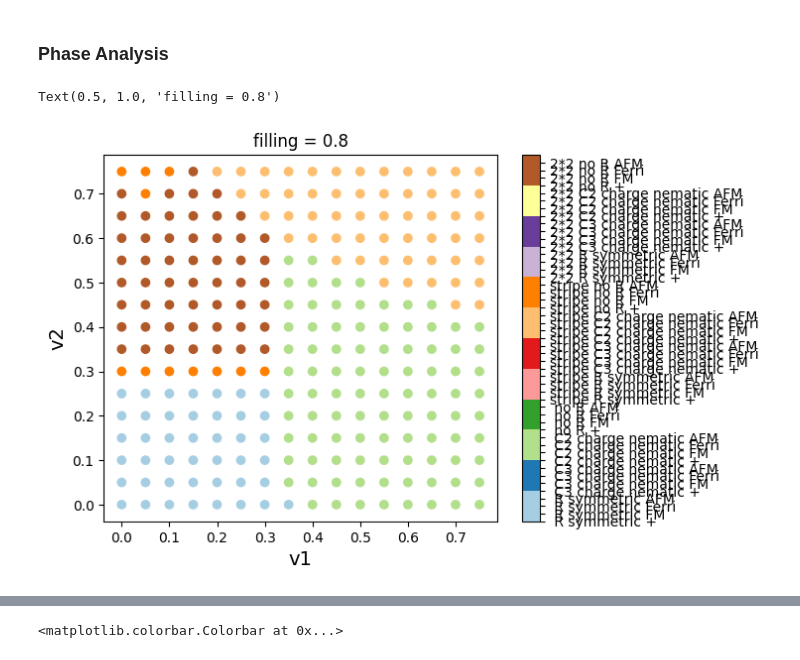
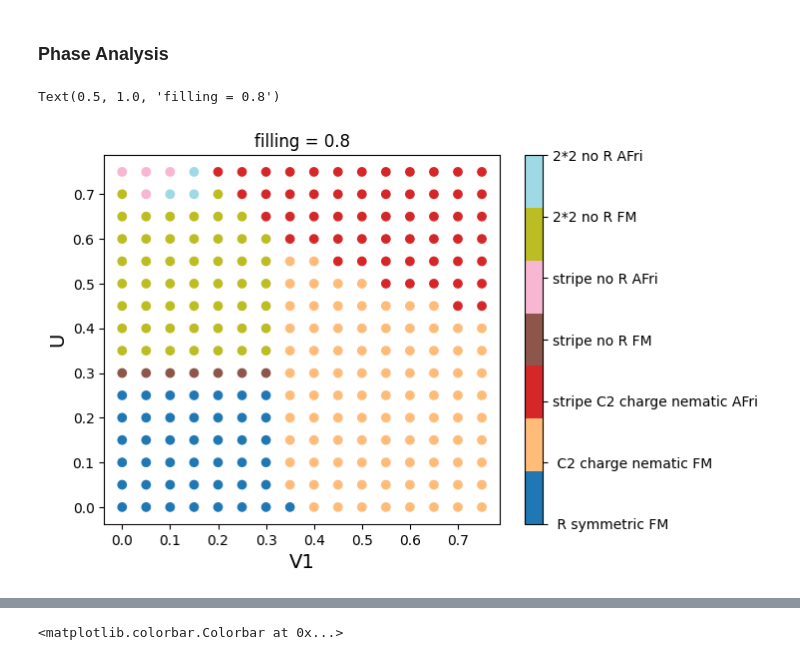
Before and after one commit to yumannhe/SCHF_auto_collinear, a Jupyter notebook: data_analysis/over_v/phase_diagram_filling_vhs_t_4em4_2_2_over_v1_v2.ipynb, the cells around one changed output, grey strips where cells are left out. Saved outputs shown, nothing was run; the diff lists cells and outputs as text; code cells hidden in the pictures.

```diff
--- a/data_analysis/over_v/phase_diagram_filling_vhs_t_4em4_2_2_over_v1_v2.ipynb
+++ b/data_analysis/over_v/phase_diagram_filling_vhs_t_4em4_2_2_over_v1_v2.ipynb
@@ -232,17 +131,13 @@ for i in range(v1_mesh.shape[0]):
 # %%
-colorbar_ticks_combined = np.arange(len(phase_list_final))
-cmap = plt.get_cmap("Paired", len(phase_list_final))
-# plt.pcolormesh(e_fermi_mesh, u_mesh, phase_diagram_combined_op.T, cmap="Paired")
-plt.scatter(v1_mesh, v2_mesh, c=phase_diagram_based_on_d, cmap=cmap,vmin=0, vmax=len(phase_list_final))
-# plt.xlabel(r'$E_{f}$', size = '14')
-plt.xlabel('v1', size = '14')
-plt.ylabel('v2', size = '14')
-# plt.xlim(3.8,6)
-colorbar_ticks = np.arange(len(phase_list_final))
+cmap = plt.get_cmap("tab20", len(unique_phase_index))
+plt.scatter(v1_mesh, v2_mesh, c=filtered_phase_diagram, cmap=cmap)
+plt.xlabel('V1', size = '14')
+plt.ylabel('U', size = '14')
+colorbar_ticks = np.arange(len(unique_phase_index))
 cbar = plt.colorbar()
-cbar.set_ticks(colorbar_ticks)
-cbar.set_ticklabels(phase_list_final)
+cbar.set_ticks(np.arange(len(unique_phase_index)))
+cbar.set_ticklabels(unique_phase_name)
 plt.title('filling = 0.8')
 # %% [output]
 Text(0.5, 1.0, 'filling = 0.8')
-[figure, old version]
+[figure, new version]
```
Also changed, not shown: parts of 64 cells of this notebook, 23 other files.
